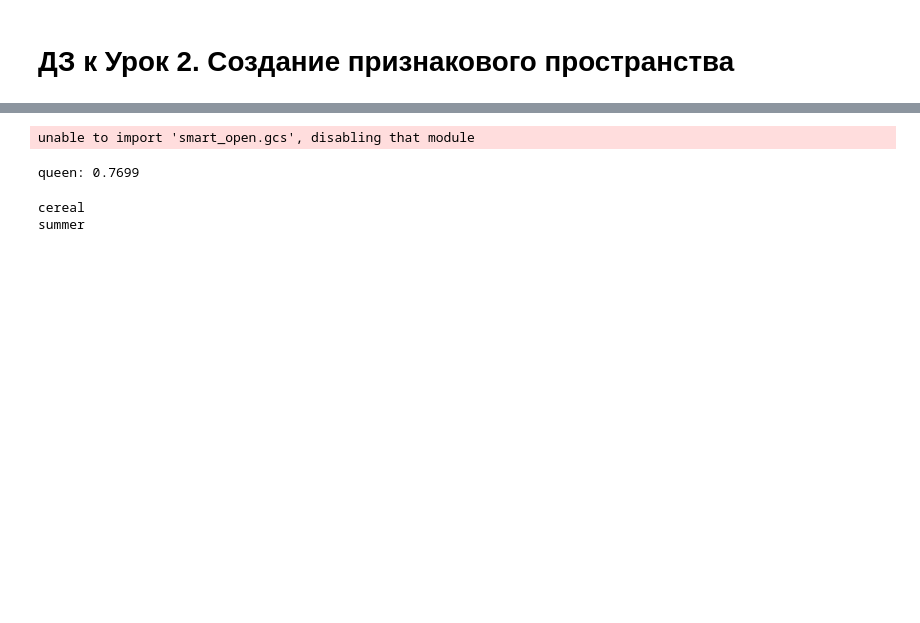
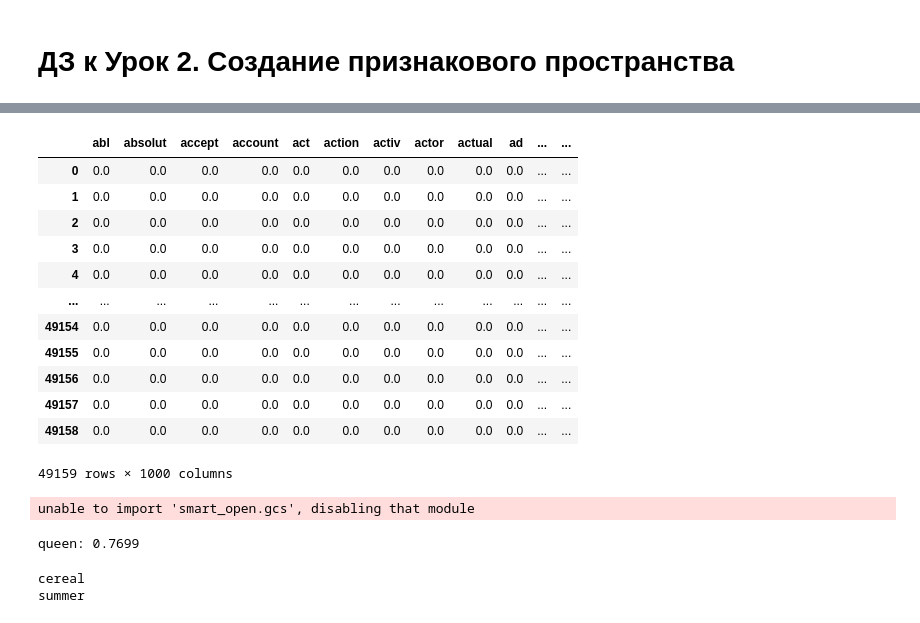
Before and after one commit to barinsm/GeekBrains, a Jupyter notebook: hw02.ipynb, the cells around one changed output, grey strips where cells are left out. Drawn from its saved outputs; the diff is of its cells as text; code cells hidden in the pictures; blank space fills up the shorter version.

```diff
--- a/hw02.ipynb
+++ b/hw02.ipynb
@@ -229,3 +86,28 @@ word2vec - алгоритм для получения векторных пре
+# %%
+from sklearn.feature_extraction.text import TfidfVectorizer
+
+tfidf_vectorizer = TfidfVectorizer(max_df=0.9, max_features = 1000, stop_words='english')
+# %%
+# Создаем the Bag-of-Words модель
+bag_of_words_stemmed = tfidf_vectorizer.fit_transform(combine_df['tweet_stemmed'].apply(lambda x: ' '.join(x)))
+# %%
+# Отобразим Bag-of-Words модель как DataFrame
+feature_names = tfidf_vectorizer.get_feature_names()
+pd.DataFrame(bag_of_words_stemmed.toarray(), columns = feature_names)
+# %% [output]
+|  | abl | absolut | accept | account | act | action | activ | actor | actual | ad | ... | ... |
+| 0 | 0.0 | 0.0 | 0.0 | 0.0 | 0.0 | 0.0 | 0.0 | 0.0 | 0.0 | 0.0 | ... | ... |
+| 1 | 0.0 | 0.0 | 0.0 | 0.0 | 0.0 | 0.0 | 0.0 | 0.0 | 0.0 | 0.0 | ... | ... |
+| 2 | 0.0 | 0.0 | 0.0 | 0.0 | 0.0 | 0.0 | 0.0 | 0.0 | 0.0 | 0.0 | ... | ... |
+| 3 | 0.0 | 0.0 | 0.0 | 0.0 | 0.0 | 0.0 | 0.0 | 0.0 | 0.0 | 0.0 | ... | ... |
+| 4 | 0.0 | 0.0 | 0.0 | 0.0 | 0.0 | 0.0 | 0.0 | 0.0 | 0.0 | 0.0 | ... | ... |
+| ... | ... | ... | ... | ... | ... | ... | ... | ... | ... | ... | ... | ... |
+| 49154 | 0.0 | 0.0 | 0.0 | 0.0 | 0.0 | 0.0 | 0.0 | 0.0 | 0.0 | 0.0 | ... | ... |
+| 49155 | 0.0 | 0.0 | 0.0 | 0.0 | 0.0 | 0.0 | 0.0 | 0.0 | 0.0 | 0.0 | ... | ... |
+| 49156 | 0.0 | 0.0 | 0.0 | 0.0 | 0.0 | 0.0 | 0.0 | 0.0 | 0.0 | 0.0 | ... | ... |
+| 49157 | 0.0 | 0.0 | 0.0 | 0.0 | 0.0 | 0.0 | 0.0 | 0.0 | 0.0 | 0.0 | ... | ... |
+| 49158 | 0.0 | 0.0 | 0.0 | 0.0 | 0.0 | 0.0 | 0.0 | 0.0 | 0.0 | 0.0 | ... | ... |
+49159 rows × 1000 columns
 # %%
 import gensim.downloader as api
 
```
Also changed, not shown: parts of 31 cells of this notebook.
